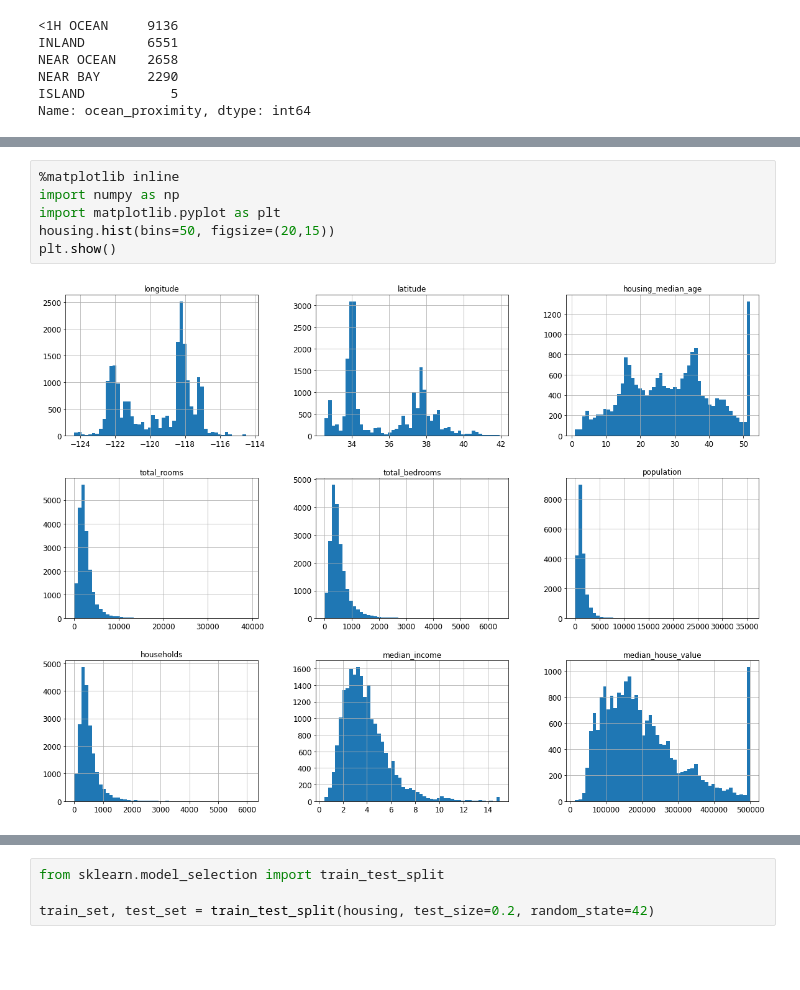
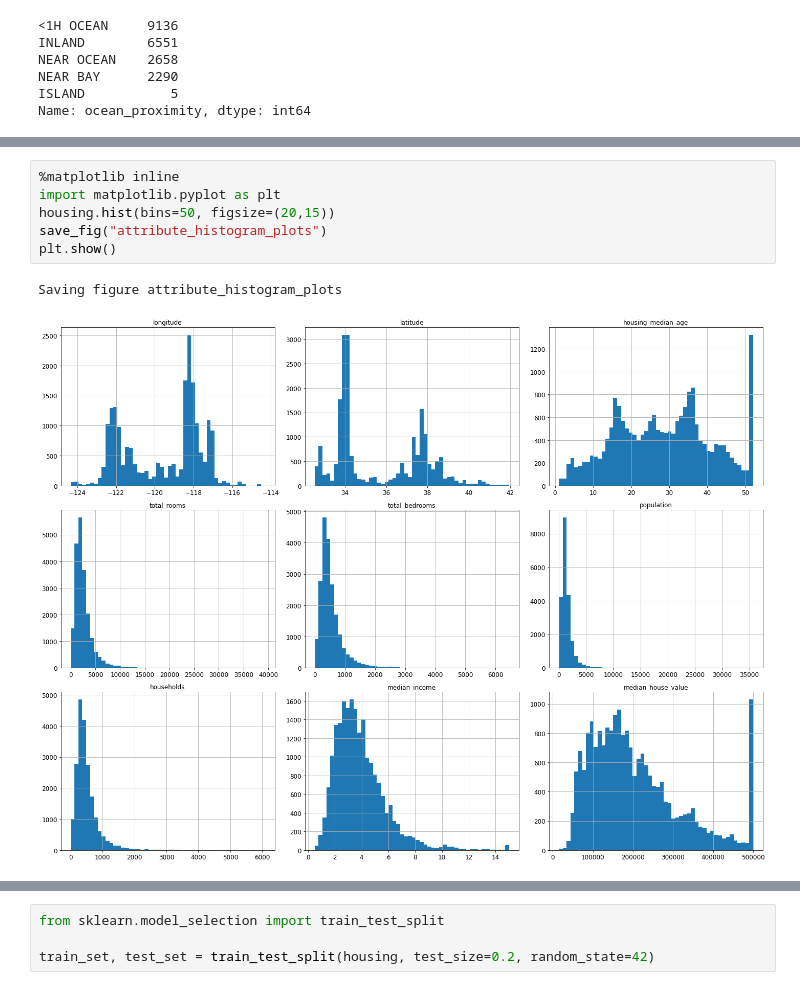
Before and after one commit to orinayo/handsonml2, a Jupyter notebook: Housing.ipynb, the cells around one changed output, grey strips where cells are left out. Saved outputs shown, nothing was run; the diff lists cells and outputs as text; blank space fills up the shorter version.

```diff
--- a/Housing.ipynb
+++ b/Housing.ipynb
@@ -118,9 +123,10 @@ housing.describe()
 | max | -114.310000 | 41.950000 | 52.000000 | 39320.000000 | 6445.000000 | 35682.000000 | 6082.000000 | ... |
 # %%
 %matplotlib inline
-import numpy as np
 import matplotlib.pyplot as plt
 housing.hist(bins=50, figsize=(20,15))
+save_fig("attribute_histogram_plots")
 plt.show()
 # %% [output]
+Saving figure attribute_histogram_plots
-[figure, old version]
+[figure, new version]
```
Also changed, not shown: parts of 171 cells of this notebook, 1 other file.
